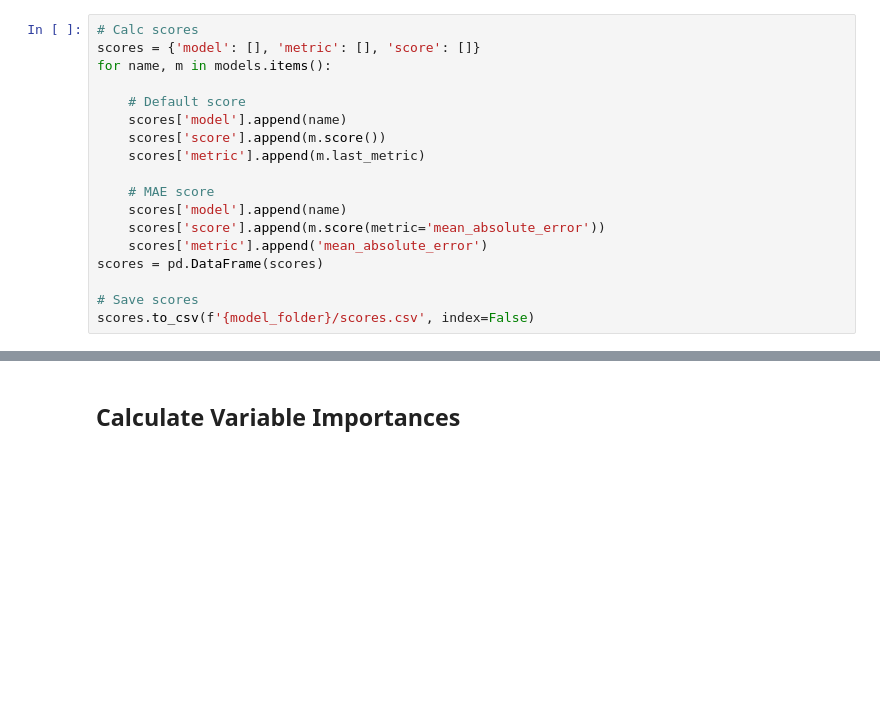
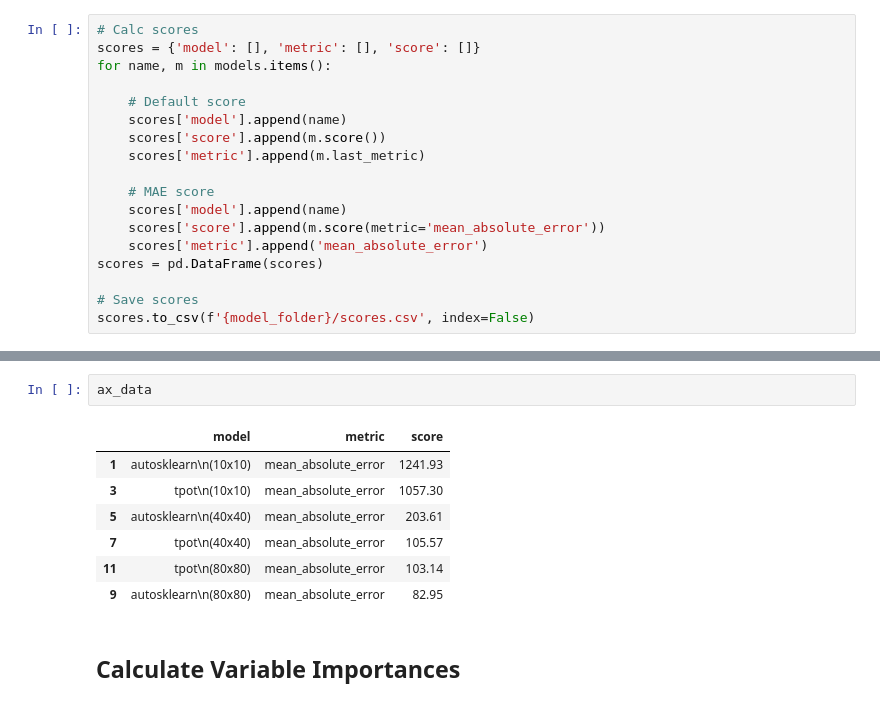
Before and after one commit to rrwen/wen-li-2026-geointerv, a Jupyter notebook: src/case-study/step2-outcome-modelling.ipynb, the cells around one changed output, grey strips where cells are left out. Drawn from its saved outputs; the diff is of its cells as text; blank space fills up the shorter version.

```diff
--- a/src/case-study/step2-outcome-modelling.ipynb
+++ b/src/case-study/step2-outcome-modelling.ipynb
@@ -215,3 +215,13 @@ scores[scores.metric == 'mean_absolute_error']\
+# %%
+ax_data
+# %% [output]
+|  | model | metric | score |
+| 1 | autosklearn\n(10x10) | mean_absolute_error | 1241.93 |
+| 3 | tpot\n(10x10) | mean_absolute_error | 1057.30 |
+| 5 | autosklearn\n(40x40) | mean_absolute_error | 203.61 |
+| 7 | tpot\n(40x40) | mean_absolute_error | 105.57 |
+| 11 | tpot\n(80x80) | mean_absolute_error | 103.14 |
+| 9 | autosklearn\n(80x80) | mean_absolute_error | 82.95 |
 # %% [markdown]
 ## Calculate Variable Importances
 # %%
```
Also changed, not shown: parts of 7 cells of this notebook, 8 other files.
